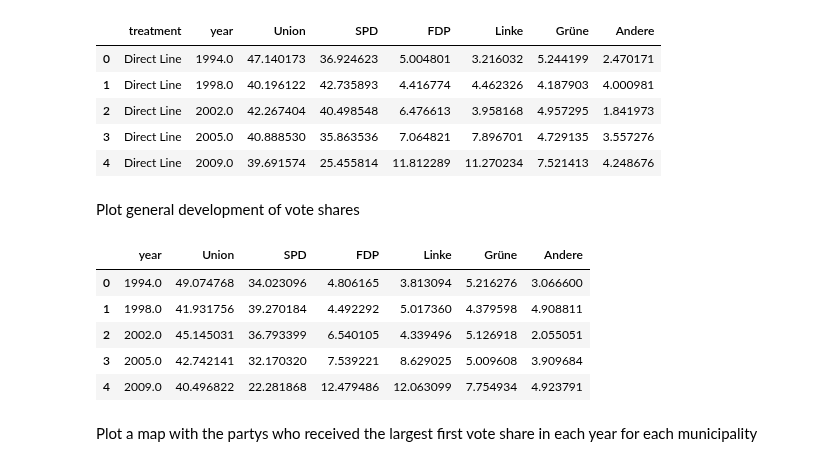
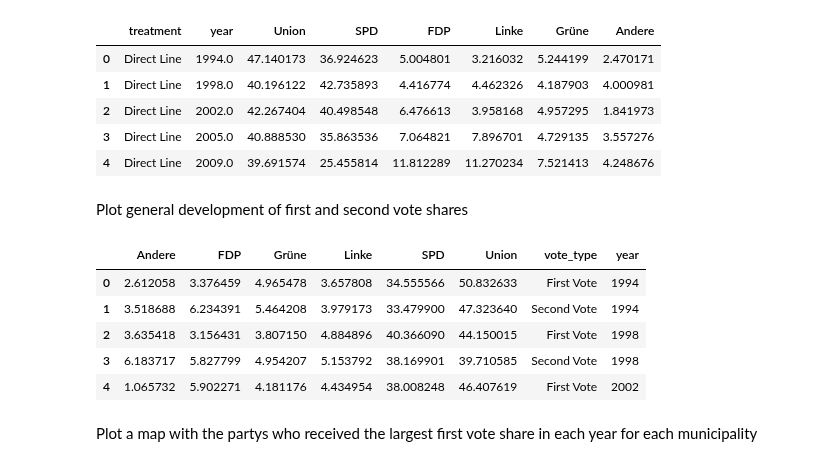
Before and after one commit to jan-schaeffer/powerlinemonsters, a Jupyter notebook: btw_eda.ipynb, the cells around one changed output. Drawn from its saved outputs; the diff is of its cells as text; code cells hidden in the pictures.

```diff
--- a/btw_eda.ipynb
+++ b/btw_eda.ipynb
@@ -176,15 +191,21 @@ for i, treatment in enumerate(treatments):
 fig.savefig(f'{path}/figures/btw/btw_ever_treated_vote_shares.png')
 plt.close()
 # %% [markdown]
-Plot general development of vote shares
+Plot general development of first and second vote shares
+# %%
+btw_eszs = pd.read_csv(f'{path}/data/btw_eszs.csv', encoding = 'utf-8-sig')
+btw_eszs['vote_type'] = np.where(btw_eszs['first_vote'] == 1, 'First Vote', 'Second Vote')
 # %%
-avg_vote_shares = btw[['Union', 'SPD', 'FDP', 'Linke', 'Grüne', 'Andere', 'year']].groupby(['year'], as_index = False).mean()
+avg_eszs_vote_shares = btw_eszs[['Union', 'SPD', 'FDP', 'Linke', 'Grüne', 'Andere', 'year', 'vote_type']].groupby(['year', 'vote_type'], as_index = False).mean()
+avg_both_vote_shares = btw_eszs[['Union', 'SPD', 'FDP', 'Linke', 'Grüne', 'Andere', 'year']].groupby(['year'], as_index = False).mean()
+avg_both_vote_shares['vote_type'] = 'Mean'
+avg_vote_shares = pd.concat([avg_eszs_vote_shares, avg_both_vote_shares], sort=True)
 avg_vote_shares.head()
 # %% [output]
-|  | year | Union | SPD | FDP | Linke | Grüne | Andere |
-| 0 | 1994.0 | 49.074768 | 34.023096 | 4.806165 | 3.813094 | 5.216276 | 3.066600 |
-| 1 | 1998.0 | 41.931756 | 39.270184 | 4.492292 | 5.017360 | 4.379598 | 4.908811 |
-| 2 | 2002.0 | 45.145031 | 36.793399 | 6.540105 | 4.339496 | 5.126918 | 2.055051 |
-| 3 | 2005.0 | 42.742141 | 32.170320 | 7.539221 | 8.629025 | 5.009608 | 3.909684 |
-| 4 | 2009.0 | 40.496822 | 22.281868 | 12.479486 | 12.063099 | 7.754934 | 4.923791 |
+|  | Andere | FDP | Grüne | Linke | SPD | Union | vote_type | year |
+| 0 | 2.612058 | 3.376459 | 4.965478 | 3.657808 | 34.555566 | 50.832633 | First Vote | 1994 |
+| 1 | 3.518688 | 6.234391 | 5.464208 | 3.979173 | 33.479900 | 47.323640 | Second Vote | 1994 |
+| 2 | 3.635418 | 3.156431 | 3.807150 | 4.884896 | 40.366090 | 44.150015 | First Vote | 1998 |
+| 3 | 6.183717 | 5.827799 | 4.954207 | 5.153792 | 38.169901 | 39.710585 | Second Vote | 1998 |
+| 4 | 1.065732 | 5.902271 | 4.181176 | 4.434954 | 38.008248 | 46.407619 | First Vote | 2002 |
 # %%
```
Also changed, not shown: parts of 5 cells of this notebook, 4 other files.
